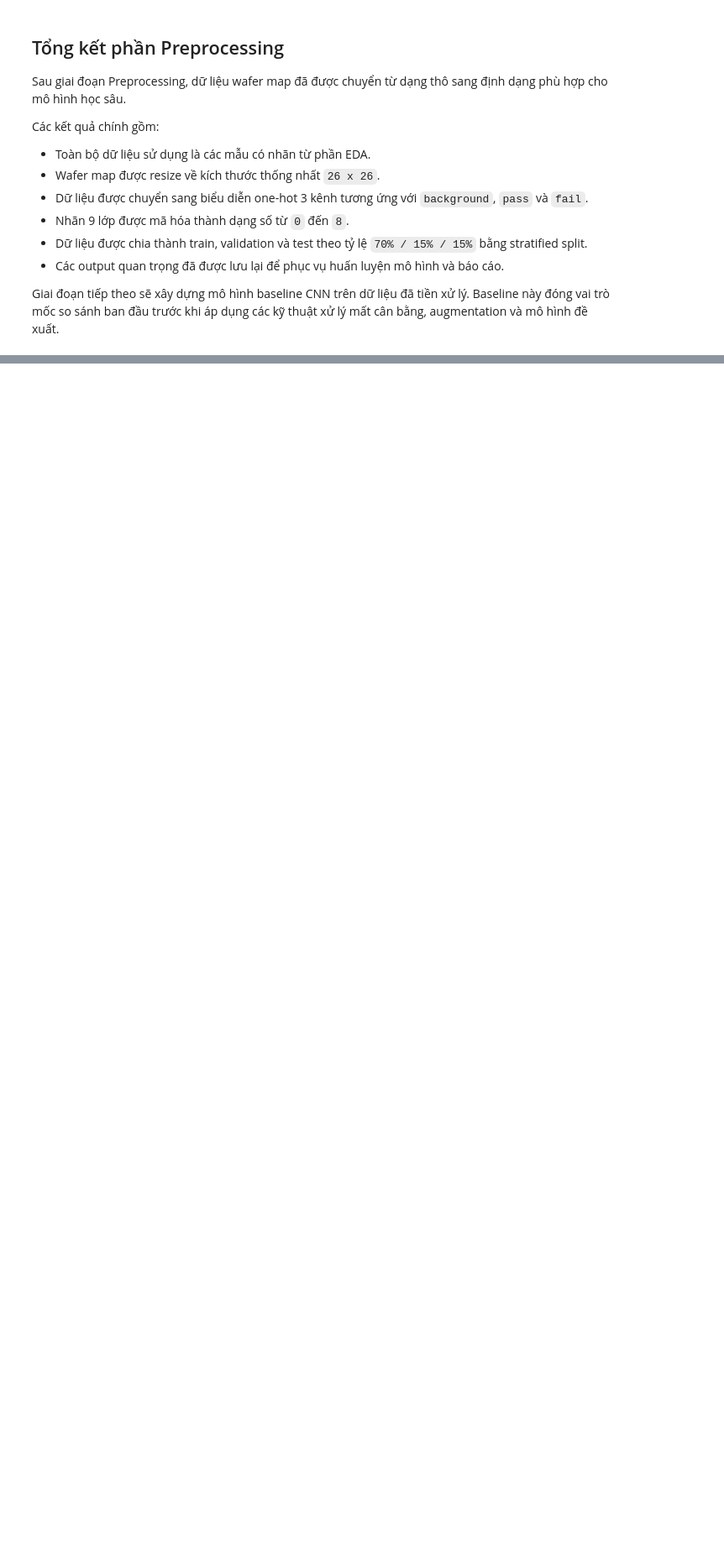
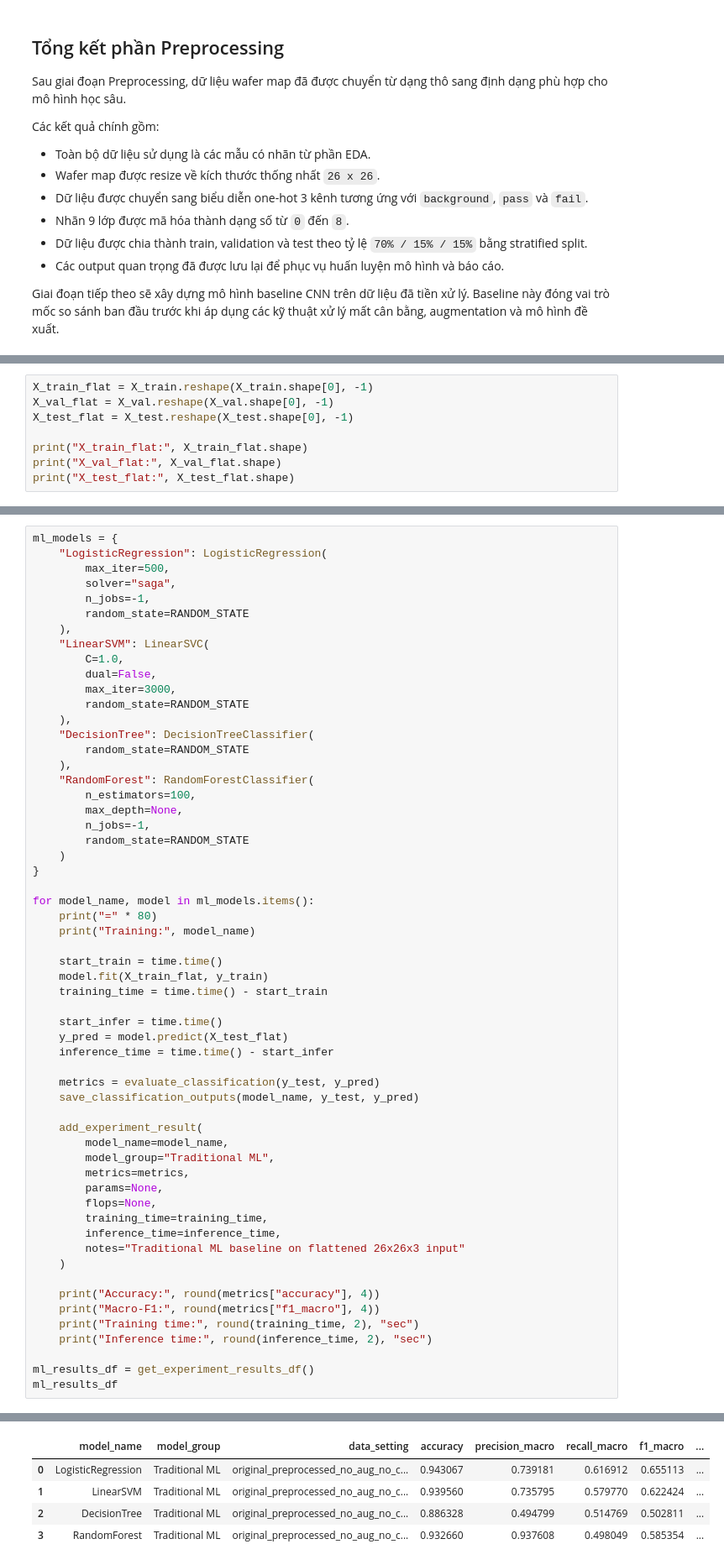
Before and after one commit to quangnguyen-james/wafermap-thesis, a Jupyter notebook: wafermap-classification-by-cae-and-lightweight.ipynb, the cells around one changed output, grey strips where cells are left out. Shown at 84% size. Cells and saved outputs as stored; diff of their text form; blank space fills up the shorter version.

Commit message:
Kaggle Notebook | WaferMap Classification by CAE and Lightweight | Version 2

```diff
--- a/wafermap-classification-by-cae-and-lightweight.ipynb
+++ b/wafermap-classification-by-cae-and-lightweight.ipynb
@@ -1248,0 +1401,8 @@ Giai đoạn tiếp theo sẽ xây dựng mô hình baseline CNN trên dữ li
+# %%
+X_train_flat = X_train.reshape(X_train.shape[0], -1)
+X_val_flat = X_val.reshape(X_val.shape[0], -1)
+X_test_flat = X_test.reshape(X_test.shape[0], -1)
+
+print("X_train_flat:", X_train_flat.shape)
+print("X_val_flat:", X_val_flat.shape)
+print("X_test_flat:", X_test_flat.shape)
@@ -1248,0 +1415,59 @@ Giai đoạn tiếp theo sẽ xây dựng mô hình baseline CNN trên dữ li
+# %%
+ml_models = {
+    "LogisticRegression": LogisticRegression(
+        max_iter=500,
+        solver="saga",
+        n_jobs=-1,
+        random_state=RANDOM_STATE
+    ),
+    "LinearSVM": LinearSVC(
+        C=1.0,
+        dual=False,
+        max_iter=3000,
+        random_state=RANDOM_STATE
+    ),
+    "DecisionTree": DecisionTreeClassifier(
+        random_state=RANDOM_STATE
+    ),
+    "RandomForest": RandomForestClassifier(
+        n_estimators=100,
+        max_depth=None,
+        n_jobs=-1,
+        random_state=RANDOM_STATE
+    )
+}
+
+for model_name, model in ml_models.items():
+    print("=" * 80)
+    print("Training:", model_name)
+
+    start_train = time.time()
+    model.fit(X_train_flat, y_train)
+    training_time = time.time() - start_train
+
+    start_infer = time.time()
+    y_pred = model.predict(X_test_flat)
+    inference_time = time.time() - start_infer
+
+    metrics = evaluate_classification(y_test, y_pred)
+    save_classification_outputs(model_name, y_test, y_pred)
+
+    add_experiment_result(
+        model_name=model_name,
+        model_group="Traditional ML",
+        metrics=metrics,
+        params=None,
+        flops=None,
+        training_time=training_time,
+        inference_time=inference_time,
+        notes="Traditional ML baseline on flattened 26x26x3 input"
+    )
+
+    print("Accuracy:", round(metrics["accuracy"], 4))
+    print("Macro-F1:", round(metrics["f1_macro"], 4))
+    print("Training time:", round(training_time, 2), "sec")
+    print("Inference time:", round(inference_time, 2), "sec")
+
+ml_results_df = get_experiment_results_df()
+ml_results_df
+# %% [output]
@@ -1248,0 +1491,5 @@ Giai đoạn tiếp theo sẽ xây dựng mô hình baseline CNN trên dữ li
+|  | model_name | model_group | data_setting | accuracy | precision_macro | recall_macro | f1_macro | ... |
+| 0 | LogisticRegression | Traditional ML | original_preprocessed_no_aug_no_c... | 0.943067 | 0.739181 | 0.616912 | 0.655113 | ... |
+| 1 | LinearSVM | Traditional ML | original_preprocessed_no_aug_no_c... | 0.939560 | 0.735795 | 0.579770 | 0.622424 | ... |
+| 2 | DecisionTree | Traditional ML | original_preprocessed_no_aug_no_c... | 0.886328 | 0.494799 | 0.514769 | 0.502811 | ... |
+| 3 | RandomForest | Traditional ML | original_preprocessed_no_aug_no_c... | 0.932660 | 0.937608 | 0.498049 | 0.585354 | ... |
```
Also changed, not shown: parts of 25 cells of this notebook.
